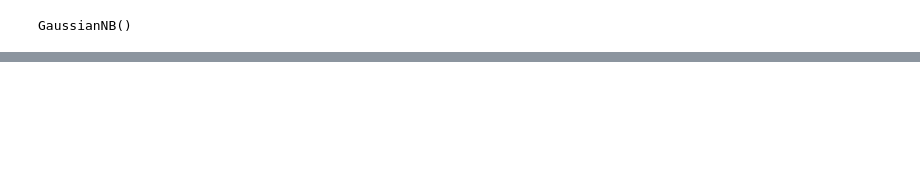
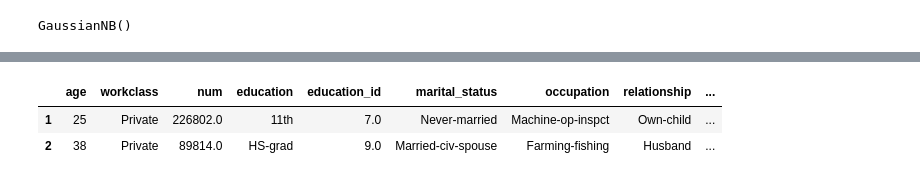
Before and after one commit to aarontravass/CS5834, a Jupyter notebook: Untitled0.ipynb, the cells around one changed output, grey strips where cells are left out. Saved outputs shown, nothing was run; the diff lists cells and outputs as text; code cells hidden in the pictures; blank space fills up the shorter version.

```diff
--- a/Untitled0.ipynb
+++ b/Untitled0.ipynb
@@ -371,0 +352,8 @@ Average cross-validation score: 0.8392
+# %%
+dt = pd.read_csv('/content/drive/My Drive/assignment3/adult.test',  names = col_names, sep=', ').iloc[1:]
+# sneak peak in the data
+dt.head(2)
+# %% [output]
+|  | age | workclass | num | education | education_id | marital_status | occupation | relationship | ... |
+| 1 | 25 | Private | 226802.0 | 11th | 7.0 | Never-married | Machine-op-inspct | Own-child | ... |
+| 2 | 38 | Private | 89814.0 | HS-grad | 9.0 | Married-civ-spouse | Farming-fishing | Husband | ... |
```
Also changed, not shown: parts of 41 cells of this notebook.
